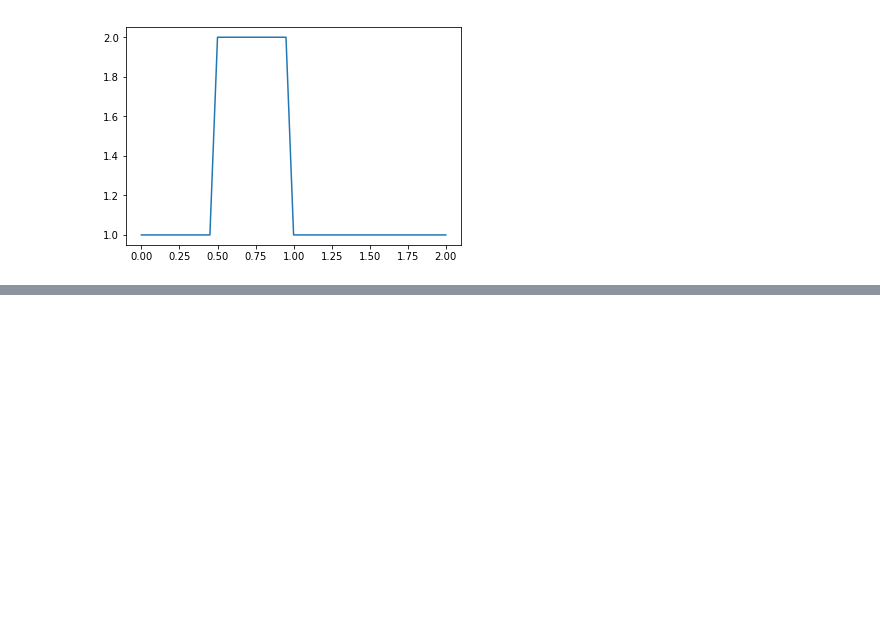
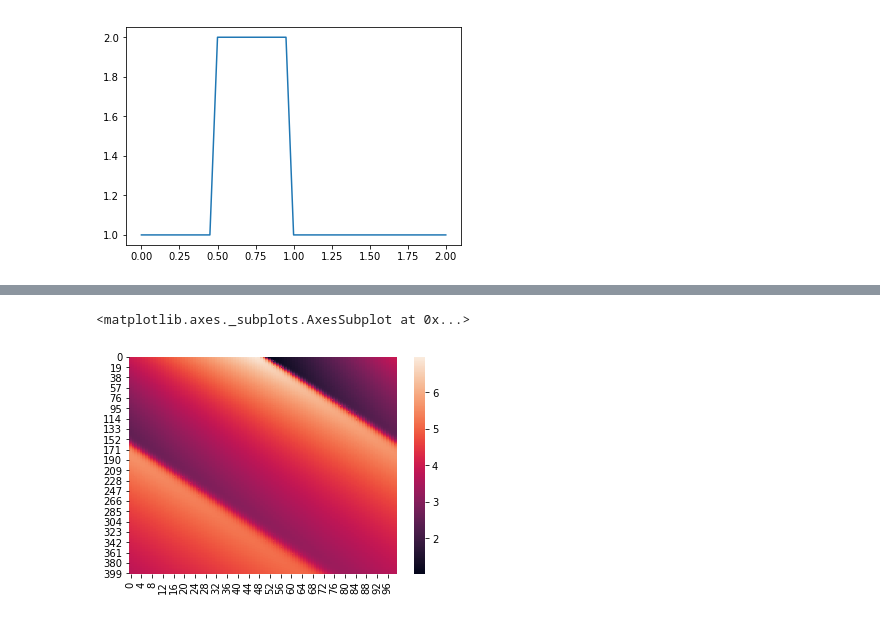
Before and after one commit to mantarfish/stuff, a Jupyter notebook: simple_fluid_dynamic.ipynb, the cells around one changed output, grey strips where cells are left out. Saved outputs shown, nothing was run; the diff lists cells and outputs as text; code cells hidden in the pictures; blank space fills up the shorter version.

```diff
--- a/simple_fluid_dynamic.ipynb
+++ b/simple_fluid_dynamic.ipynb
@@ -89,0 +118,47 @@ HTML(anim.to_html5_video())
+# %%
+def burgers(nx, nt):
+    if not nx:
+        nx = 101
+    if not nt:
+        nt = 100
+    dx = 2 * np.pi / (nx -1)
+    nu = .07
+    dt = dx * nu
+
+    x = np.linspace(0, 2 * np.pi, nx)
+    un = np.empty(nx)
+    t = 0
+    u = np.asarray([ufunc(t, x0, nu) for x0 in x])
+
+
+
+#     fig, ax = plt.subplots()
+#     ax.set_ylim([0, 10])
+#     fig.set_size_inches(10, 8)
+#     ax.plot(x, u, marker="o", lw=2, alpha=.4, color="#113544")
+
+    history = u.copy()
+    for n in range(nt):
+        un = u.copy()
+        for i in range(1, nx-1):
+            u[i] = (un[i] - un[i-1] * dt/ dx *(
+                un[i] - un[i-1]) + nu * dt / dx**2 *
+                   (un[i+1] - 2 * un[i] + un[i-1]))
+
+            u[0] = (un[0] - un[0] * dt / dx * (un[0] - un[-1]) + nu * dt / dx**2 *
+                (un[1] - 2 * un[0] + un[-1]))
+
+            u[-1] = (un[-1] - un[-1] * dt / dx * (un[-1] - un[-2]) + nu * dt / dx**2 *
+                (un[0] - 2 * un[-1] + un[-2]))
+
+#             u[-1] = u[0]
+        history = np.row_stack((history, u))
+
+    return history
+# %%
+nx = 100
+nt = 400
+sns.heatmap(burgers(nx=nx, nt=nt))
+# %% [output]
+<matplotlib.axes._subplots.AxesSubplot at 0x...>
+[figure, added]
```
Also changed, not shown: parts of 9 cells of this notebook, 1 other file.
